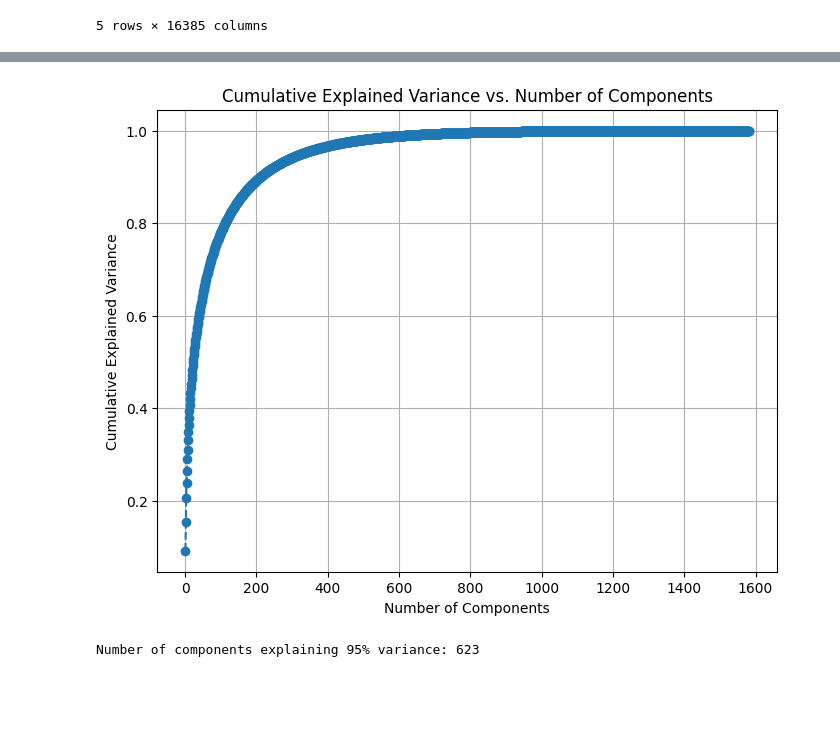
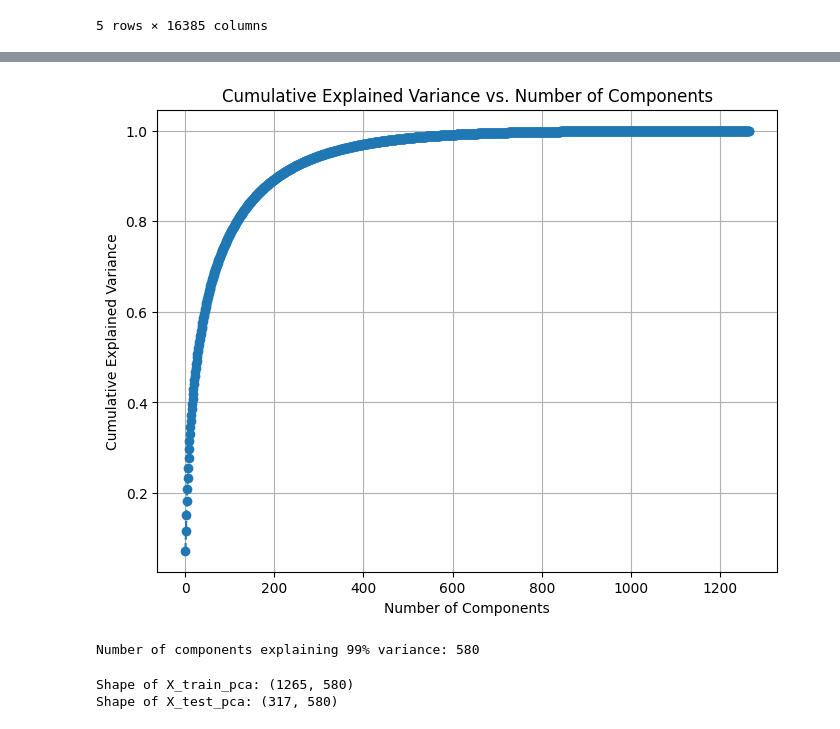
Before and after one commit to negativenagesh/Arecaverse, a Jupyter notebook: EDA/eda.ipynb, the cells around one changed output, grey strips where cells are left out. Drawn from its saved outputs; the diff is of its cells as text; code cells hidden in the pictures; blank space fills up the shorter version.

```diff
--- a/EDA/eda.ipynb
+++ b/EDA/eda.ipynb
@@ -172,27 +169,3 @@ Test set size: 317
-# %%
-from sklearn.decomposition import PCA
-import matplotlib.pyplot as plt
-
-pca = PCA()
-pca.fit(scaled_data)
-
-explained_variance_ratio = pca.explained_variance_ratio_
-
-cumulative_variance = explained_variance_ratio.cumsum()
-
-plt.figure(figsize=(8, 6))
-plt.plot(range(1, len(cumulative_variance) + 1), cumulative_variance, marker='o', linestyle='--')
-plt.xlabel('Number of Components')
-plt.ylabel('Cumulative Explained Variance')
-plt.title('Cumulative Explained Variance vs. Number of Components')
-plt.grid(True)
-plt.show()
-
-n_components_99 = next(i for i, total in enumerate(cumulative_variance) if total >= 0.99) + 1
-print(f"Number of components explaining 95% variance: {n_components_99}")
-# %% [output]
-[figure, removed]
-Number of components explaining 95% variance: 623
 # %%
 # max_variance = 0.99  # Set the desired maximum variance
 # min_components = 1  # Start with the minimum number of components
@@ -206,3 +179,39 @@ Number of components explaining 95% variance: 623
 #         break
 
 # print(f"Minimum number of components required to explain {max_variance*100}% variance: {min_components}")
+# %%
+from sklearn.decomposition import PCA
+import matplotlib.pyplot as plt
+
+pca = PCA()
+pca.fit(x_train)
+
+explained_variance_ratio = pca.explained_variance_ratio_
+
+cumulative_variance = explained_variance_ratio.cumsum()
+
+plt.figure(figsize=(8, 6))
+plt.plot(range(1, len(cumulative_variance) + 1), cumulative_variance, marker='o', linestyle='--')
+plt.xlabel('Number of Components')
+plt.ylabel('Cumulative Explained Variance')
+plt.title('Cumulative Explained Variance vs. Number of Components')
+plt.grid(True)
+plt.show()
+
+n_components_99 = next(i for i, total in enumerate(cumulative_variance) if total >= 0.99) + 1
+print(f"Number of components explaining 99% variance: {n_components_99}")
+# %% [output]
+[figure, added]
+Number of components explaining 99% variance: 580
+# %%
+pca = PCA(n_components=n_components_99)
+
+x_train_pca = pca.fit_transform(x_train)
+
+x_test_pca = pca.transform(x_test)
+
+print(f"Shape of X_train_pca: {x_train_pca.shape}")
+print(f"Shape of X_test_pca: {x_test_pca.shape}")
+# %% [output]
+Shape of X_train_pca: (1265, 580)
+Shape of X_test_pca: (317, 580)
```
Also changed, not shown: parts of 1 cell of this notebook.
